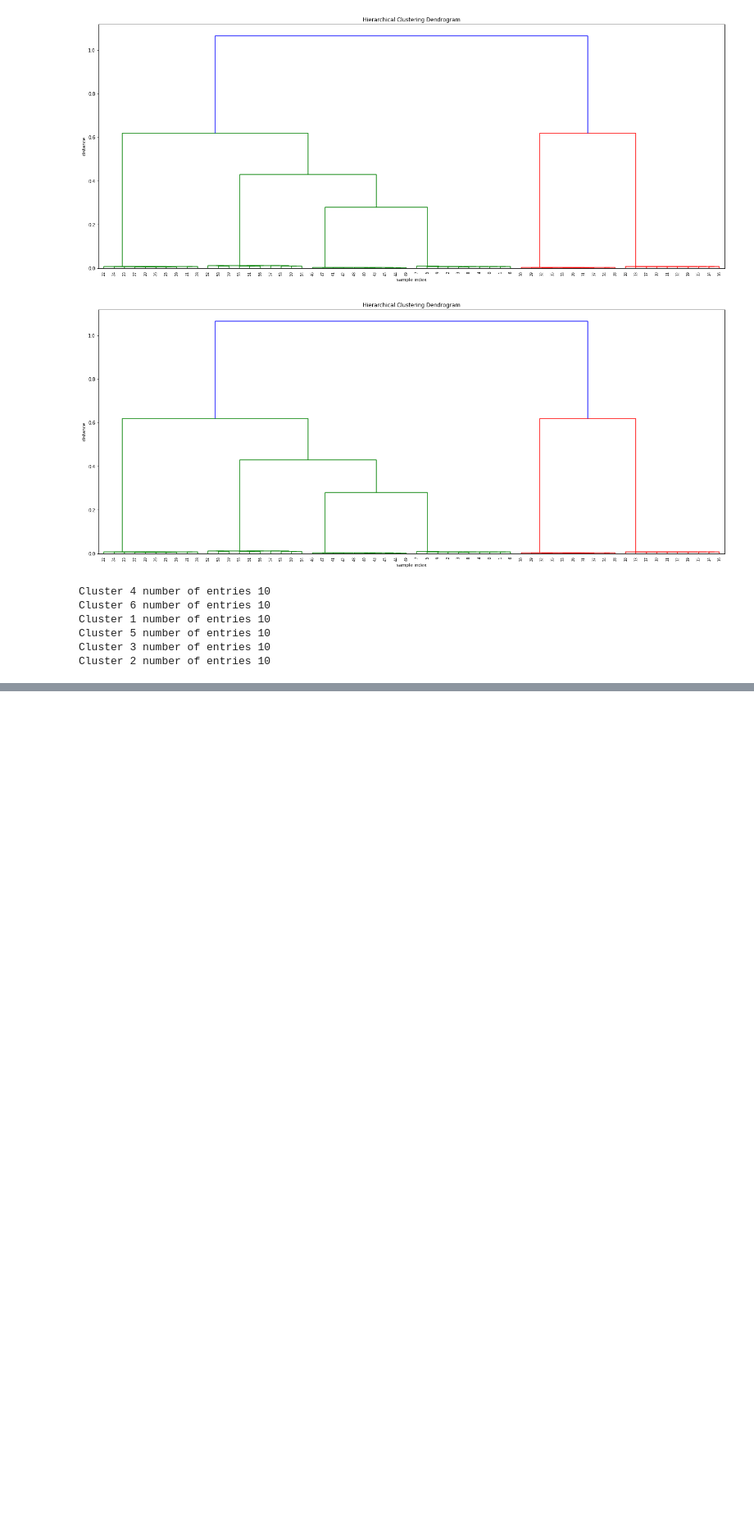
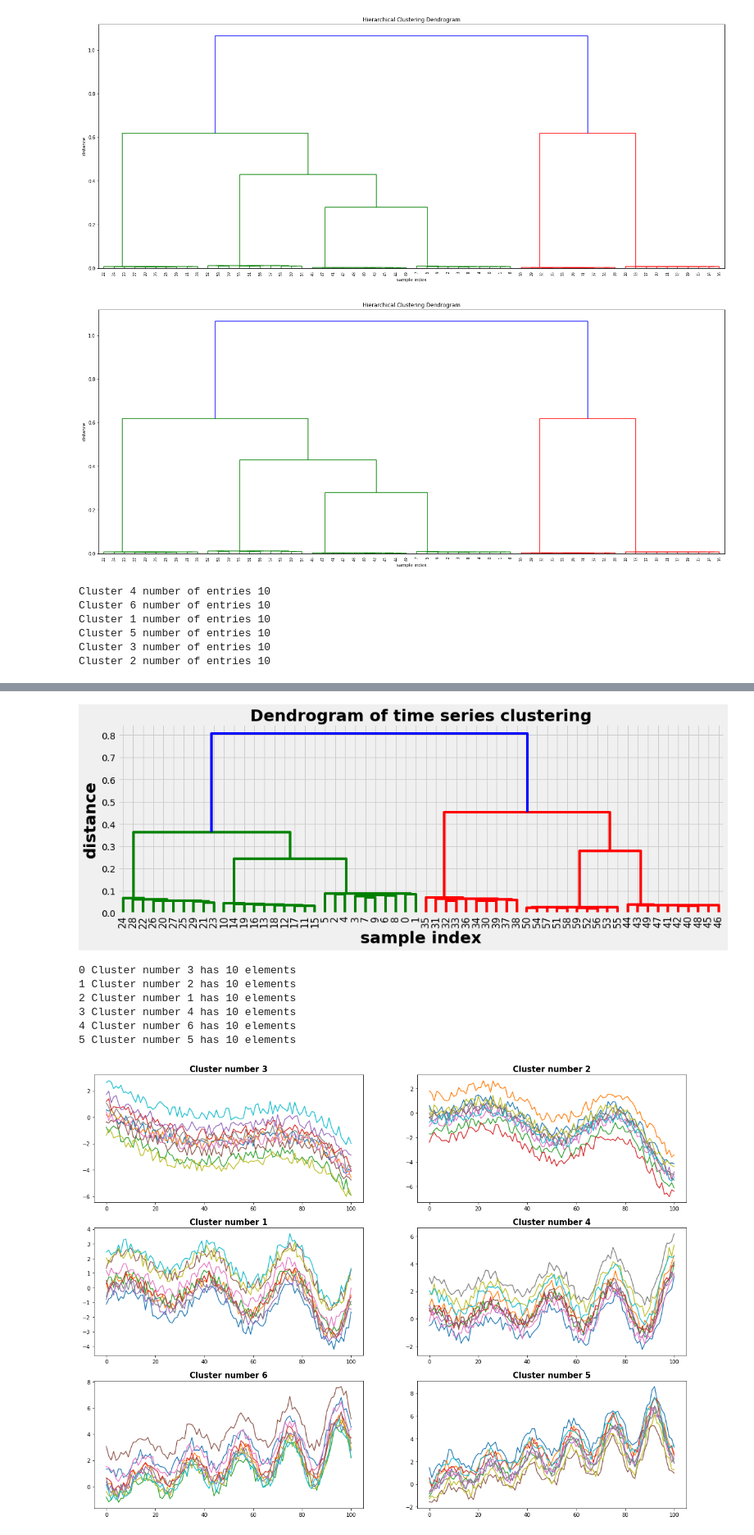
Before and after one commit to ecartierlipn/hautdegre, a Jupyter notebook: bin/timeseries_analysis.ipynb, the cells around one changed output, grey strips where cells are left out. Shown at 82% size. Saved outputs shown, nothing was run; the diff lists cells and outputs as text; code cells hidden in the pictures; blank space fills up the shorter version.

```diff
--- a/bin/timeseries_analysis.ipynb
+++ b/bin/timeseries_analysis.ipynb
@@ -127,0 +227,22 @@ Cluster 2 number of entries 10
+# %%
+#--- Here we use spearman correlation as distance metric
+def myMetric(x, y):
+    r = stats.pearsonr(x, y)[0]
+    return 1 - r
+
+#--- run the clustering
+D = hac.linkage(timeSeries, method='single', metric=myMetric)
+plot_dendogram(D)
+
+#---- evaluate the dendogram
+cut_off_level = 6   # level where to cut off the dendogram
+plot_results(timeSeries, D, cut_off_level)
+# %% [output]
+[figure, added]
+0 Cluster number 3 has 10 elements
+1 Cluster number 2 has 10 elements
+2 Cluster number 1 has 10 elements
+3 Cluster number 4 has 10 elements
+4 Cluster number 6 has 10 elements
+5 Cluster number 5 has 10 elements
+[figure, added]
```
Also changed, not shown: parts of 18 cells of this notebook, 11 other files.
